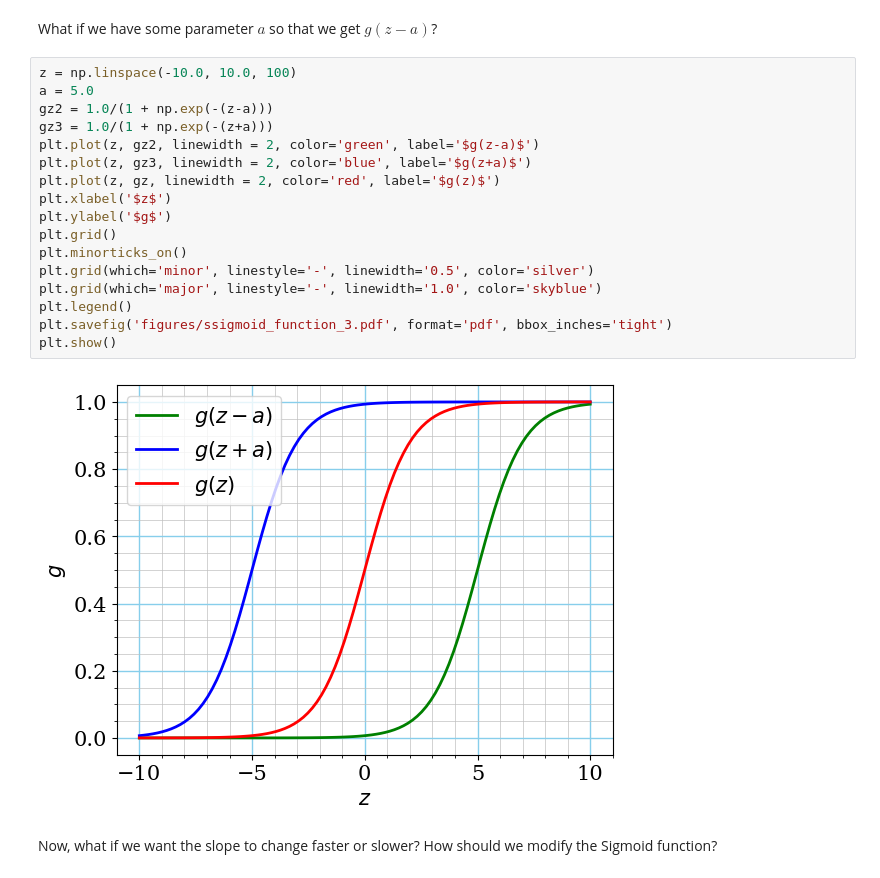
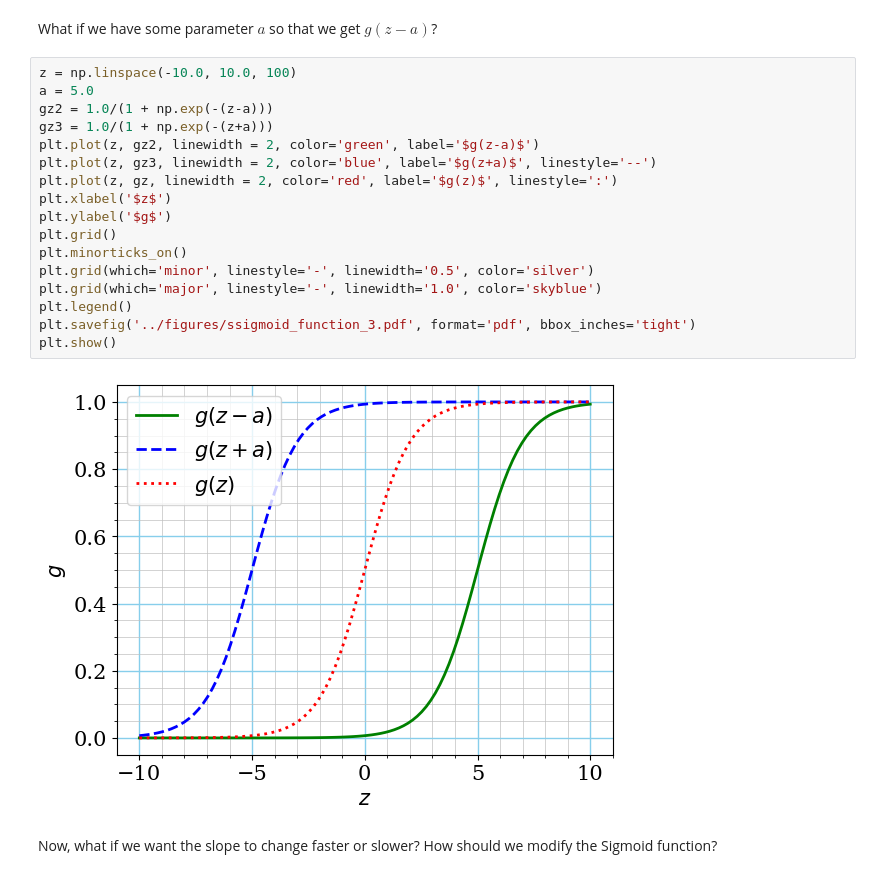
Before and after one commit to rahulbhadani/CPE490_590_Sp2025, a Jupyter notebook: Code/Chapter_08_Logistics_Regression.ipynb, the cells around one changed output. Cells and saved outputs as stored; diff of their text form.

```diff
--- a/Code/Chapter_08_Logistics_Regression.ipynb
+++ b/Code/Chapter_08_Logistics_Regression.ipynb
@@ -101,22 +95,22 @@ What if we have some parameter $a$ so that we get $g(z - a)$?
 # %%
 z = np.linspace(-10.0, 10.0, 100)
 a = 5.0
 gz2 = 1.0/(1 + np.exp(-(z-a)))
 gz3 = 1.0/(1 + np.exp(-(z+a)))
 plt.plot(z, gz2, linewidth = 2, color='green', label='$g(z-a)$')
-plt.plot(z, gz3, linewidth = 2, color='blue', label='$g(z+a)$')
-plt.plot(z, gz, linewidth = 2, color='red', label='$g(z)$')
+plt.plot(z, gz3, linewidth = 2, color='blue', label='$g(z+a)$', linestyle='--')
+plt.plot(z, gz, linewidth = 2, color='red', label='$g(z)$', linestyle=':')
 plt.xlabel('$z$')
 plt.ylabel('$g$')
 plt.grid()
 plt.minorticks_on()
 plt.grid(which='minor', linestyle='-', linewidth='0.5', color='silver')
 plt.grid(which='major', linestyle='-', linewidth='1.0', color='skyblue')
 plt.legend()
-plt.savefig('figures/ssigmoid_function_3.pdf', format='pdf', bbox_inches='tight')
+plt.savefig('../figures/ssigmoid_function_3.pdf', format='pdf', bbox_inches='tight')
 plt.show()
 # %% [output]
-[figure, old version]
+[figure, new version]
 # %% [markdown]
 Now, what if we want the slope to change faster or slower? How should we modify the Sigmoid function?
 # %%
```
Also changed, not shown: parts of 4 cells of this notebook.
